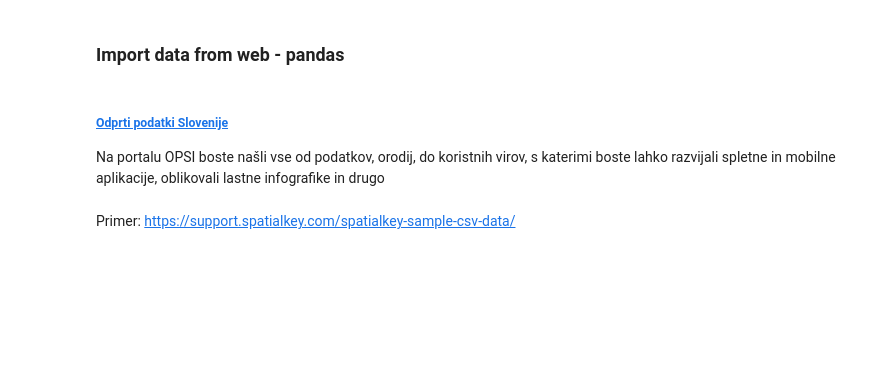
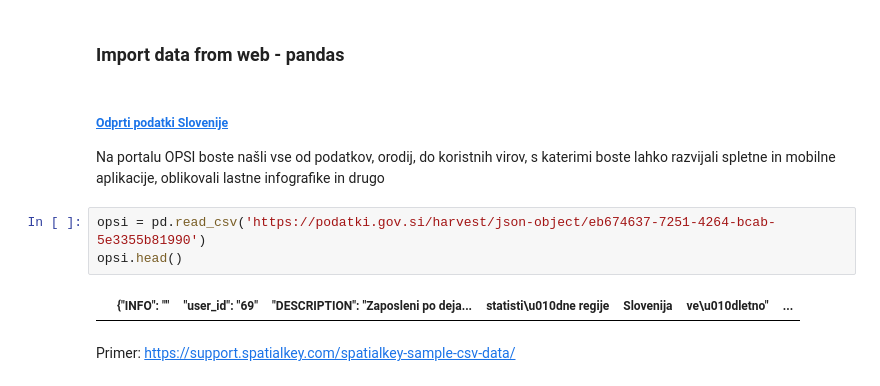
Before and after one commit to evgenursic/python_analitika, a Jupyter notebook: teden_05/05_teden_web_scraping.ipynb, the cells around one changed output. Cells and saved outputs as stored; diff of their text form; blank space fills up the shorter version.

```diff
--- a/teden_05/05_teden_web_scraping.ipynb
+++ b/teden_05/05_teden_web_scraping.ipynb
@@ -281,6 +391,11 @@ AttributeError: 'str' object has no attribute 'text'
 
 
 Na portalu OPSI boste našli vse od podatkov, orodij, do koristnih virov, s katerimi boste lahko razvijali spletne in mobilne aplikacije, oblikovali lastne infografike in drugo
+# %%
+opsi = pd.read_csv('https://podatki.gov.si/harvest/json-object/eb674637-7251-4264-bcab-5e3355b81990')
+opsi.head()
+# %% [output]
+|  | {"INFO": "" | "user_id": "69" | "DESCRIPTION": "Zaposleni po deja... | statisti\u010dne regije | Slovenija | ve\u010dletno" | ... |
 # %% [markdown]
 Primer: https://support.spatialkey.com/spatialkey-sample-csv-data/
 # %%
```
Also changed, not shown: parts of 26 cells of this notebook, 7 other files.
